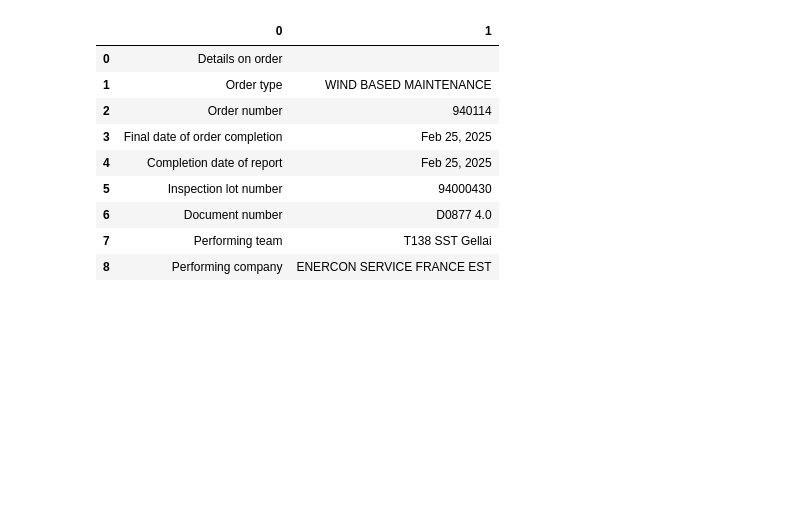
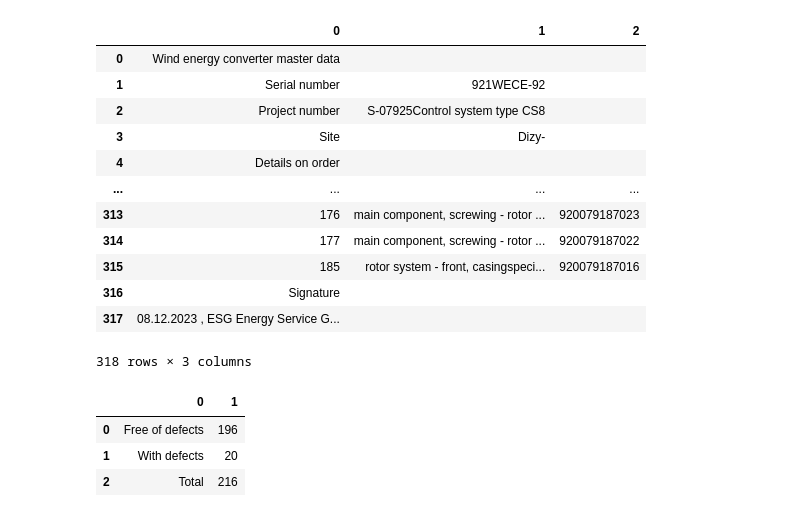
Before and after one commit to davidbreau-wpd/data_ing_cert, a Jupyter notebook: test_enercon.ipynb, the cells around one changed output. Cells and saved outputs as stored; diff of their text form; code cells hidden in the pictures; blank space fills up the shorter version.

```diff
--- a/test_enercon.ipynb
+++ b/test_enercon.ipynb
@@ -59,19 +65,0 @@ enercon_report._close()
-# %%
-camelot_params = {
-            'flavor': 'stream',
-            'split_text': False,   # Pour gérer le texte qui traverse les colonnes
-            'strip_text': '\n',   # Pour nettoyer le texte des retours à la ligne
-        }
-
-enercon_report._convert_to_dataframe(enercon_report._extract_single_page_table(2, **camelot_params))
-# %% [output]
-|  | 0 | 1 |
-| 0 | Details on order |  |
-| 1 | Order type | WIND BASED MAINTENANCE |
-| 2 | Order number | 940114 |
-| 3 | Final date of order completion | Feb 25, 2025 |
-| 4 | Completion date of report | Feb 25, 2025 |
-| 5 | Inspection lot number | 94000430 |
-| 6 | Document number | D0877 4.0 |
-| 7 | Performing team | T138 SST Gellai |
-| 8 | Performing company | ENERCON SERVICE FRANCE EST |
@@ -77,0 +72,23 @@ enercon_report._convert_to_dataframe(enercon_report._extract_single_page_table(2
+# %%
+enercon_report.extract_inspection_checklist()
+# %% [output]
+|  | 0 | 1 | 2 |
+| 0 | Wind energy converter master data |  |  |
+| 1 | Serial number | 921WECE-92 |  |
+| 2 | Project number | S-07925Control system type CS8 |  |
+| 3 | Site | Dizy- |  |
+| 4 | Details on order |  |  |
+| ... | ... | ... | ... |
+| 313 | 176 | main component, screwing - rotor ... | 920079187023 |
+| 314 | 177 | main component, screwing - rotor ... | 920079187022 |
+| 315 | 185 | rotor system - front, casingspeci... | 920079187016 |
+| 316 | Signature |  |  |
+| 317 | 08.12.2023 , ESG Energy Service G... |  |  |
+318 rows × 3 columns
+# %%
+enercon_report._get_defects_summary()
+# %% [output]
+|  | 0 | 1 |
+| 0 | Free of defects | 196 |
+| 1 | With defects | 20 |
+| 2 | Total | 216 |
```
Also changed, not shown: parts of 15 cells of this notebook, 15 other files.
